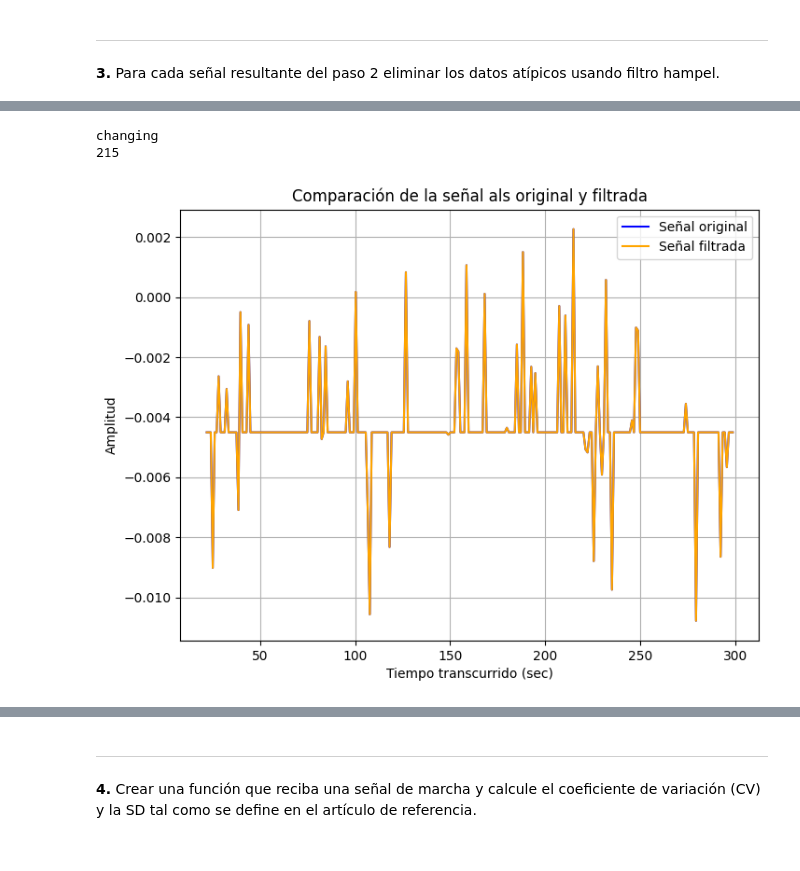
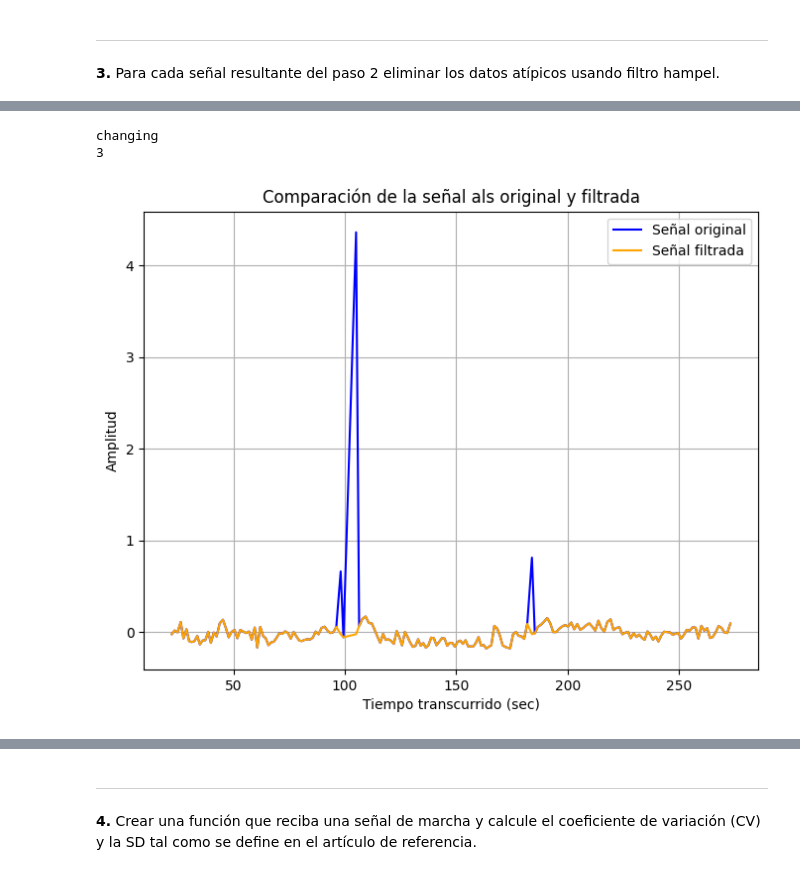
Before and after one commit to NataliaArenasP20/LaboratorioBiosenales, a Jupyter notebook: Proyecto_1/Proyecto1_NataliaArenas_DanielTamayo.ipynb, the cells around one changed output, grey strips where cells are left out. Drawn from its saved outputs; the diff is of its cells as text; code cells hidden in the pictures.

Commit message:
Avance hampel

```diff
--- a/Proyecto_1/Proyecto1_NataliaArenas_DanielTamayo.ipynb
+++ b/Proyecto_1/Proyecto1_NataliaArenas_DanielTamayo.ipynb
@@ -320,30 +350,30 @@ def hampelfilter(wk, K, FilterParms):
 # %%
 #Filtro para datos als
-als_1_filtrada = signals_control[0] #control 1
+als_1_filtrada = signals_als[0] #control 1
 
 tiempo = als_1_filtrada['Tiempo transcurrido (sec)']
 int_pasosi = als_1_filtrada['Intervalos entre pasos pie izquierdo (sec)']
 # int_pasosd = als_1_filtrada['Intervalos entre pasos pie derecho (sec)']
 # int_balani = als_1_filtrada['Intervalos de balanceo pie izquierdo (sec)']
 # int_baland = als_1_filtrada['Intervalos de balanceo pie derecho (sec)']
 
-int_pasosi_filtrada = hampelfilter(int_pasosi,3,[0.25])
-
 plt.figure(figsize=(8,6))
 
 # Graficar la señal original
 plt.plot(tiempo, int_pasosi, label='Señal original', color='blue')
+
+int_pasosi_filtrada = hampelfilter(int_pasosi,3,[6])
 
 # Graficar la señal filtrada
 plt.plot(tiempo, int_pasosi_filtrada, label='Señal filtrada', color='orange')
 
 plt.title('Comparación de la señal als original y filtrada')
 plt.xlabel('Tiempo transcurrido (sec)')
 plt.ylabel('Amplitud')
 plt.grid()
 plt.legend()
 plt.show()
 # %% [output]
 changing
-215
+3
-[figure, old version]
+[figure, new version]
```
Also changed, not shown: parts of 5 cells of this notebook.
